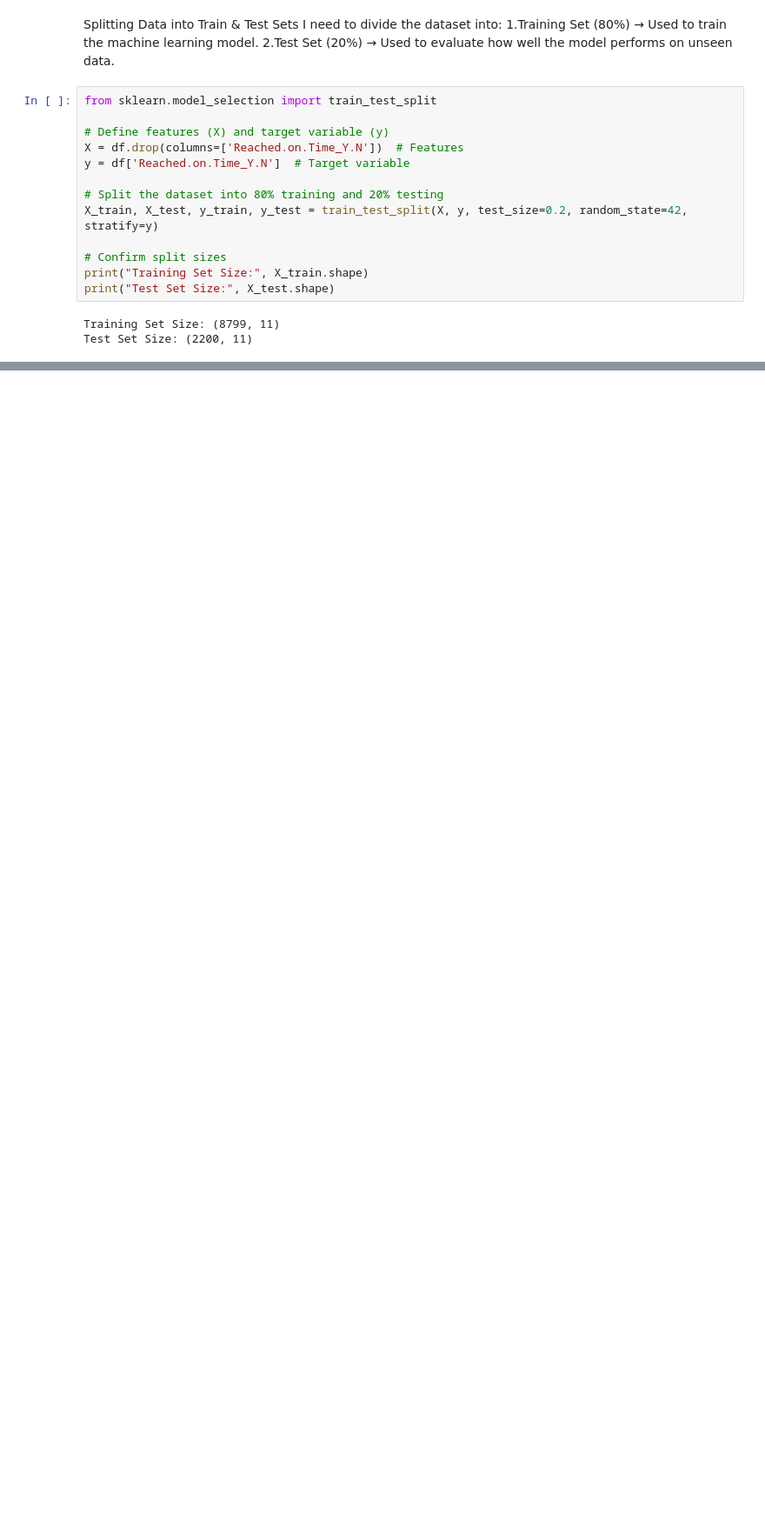
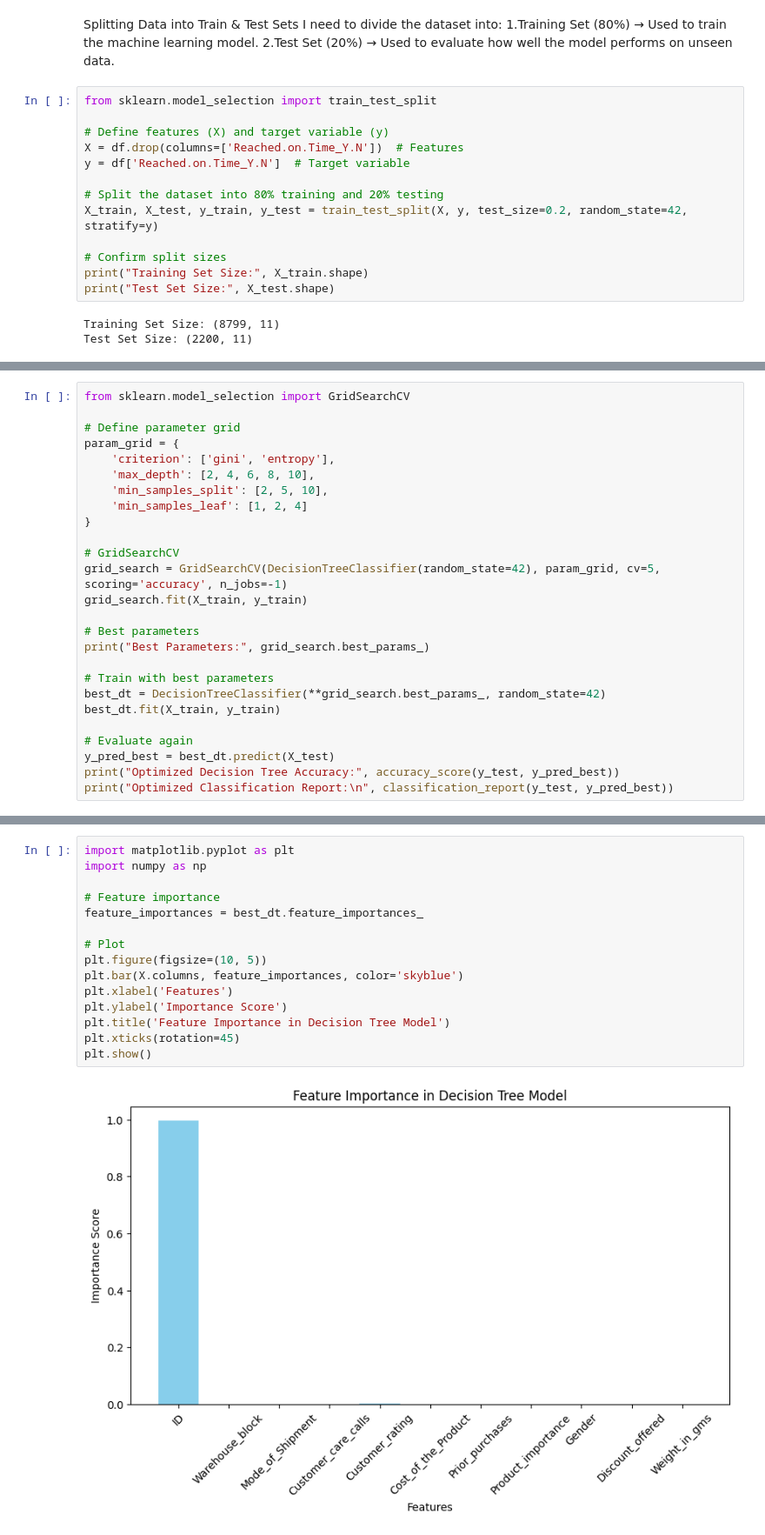
Before and after one commit to Morriskarani/Revolutionizing-E-Commerce-A-Machine-Learning-Powered-Delivery-Time-Predictor, a Jupyter notebook: Commerce.ipynb, the cells around one changed output, grey strips where cells are left out. Shown at 87% size. Cells and saved outputs as stored; diff of their text form; blank space fills up the shorter version.

Commit message:
🧠 Added models, notebooks, and dashboard code

```diff
--- a/Commerce.ipynb
+++ b/Commerce.ipynb
@@ -485,0 +516,26 @@ Test Set Size: (2200, 11)
+# %%
+from sklearn.model_selection import GridSearchCV
+
+# Define parameter grid
+param_grid = {
+    'criterion': ['gini', 'entropy'],
+    'max_depth': [2, 4, 6, 8, 10],
+    'min_samples_split': [2, 5, 10],
+    'min_samples_leaf': [1, 2, 4]
+}
+
+# GridSearchCV
+grid_search = GridSearchCV(DecisionTreeClassifier(random_state=42), param_grid, cv=5, scoring='accuracy', n_jobs=-1)
+grid_search.fit(X_train, y_train)
+
+# Best parameters
+print("Best Parameters:", grid_search.best_params_)
+
+# Train with best parameters
+best_dt = DecisionTreeClassifier(**grid_search.best_params_, random_state=42)
+best_dt.fit(X_train, y_train)
+
+# Evaluate again
+y_pred_best = best_dt.predict(X_test)
+print("Optimized Decision Tree Accuracy:", accuracy_score(y_test, y_pred_best))
+print("Optimized Classification Report:\n", classification_report(y_test, y_pred_best))
@@ -485,0 +582,17 @@ Test Set Size: (2200, 11)
+# %%
+import matplotlib.pyplot as plt
+import numpy as np
+
+# Feature importance
+feature_importances = best_dt.feature_importances_
+
+# Plot
+plt.figure(figsize=(10, 5))
+plt.bar(X.columns, feature_importances, color='skyblue')
+plt.xlabel('Features')
+plt.ylabel('Importance Score')
+plt.title('Feature Importance in Decision Tree Model')
+plt.xticks(rotation=45)
+plt.show()
+# %% [output]
+[figure, added]
```
Also changed, not shown: parts of 49 cells of this notebook, 11 other files.
